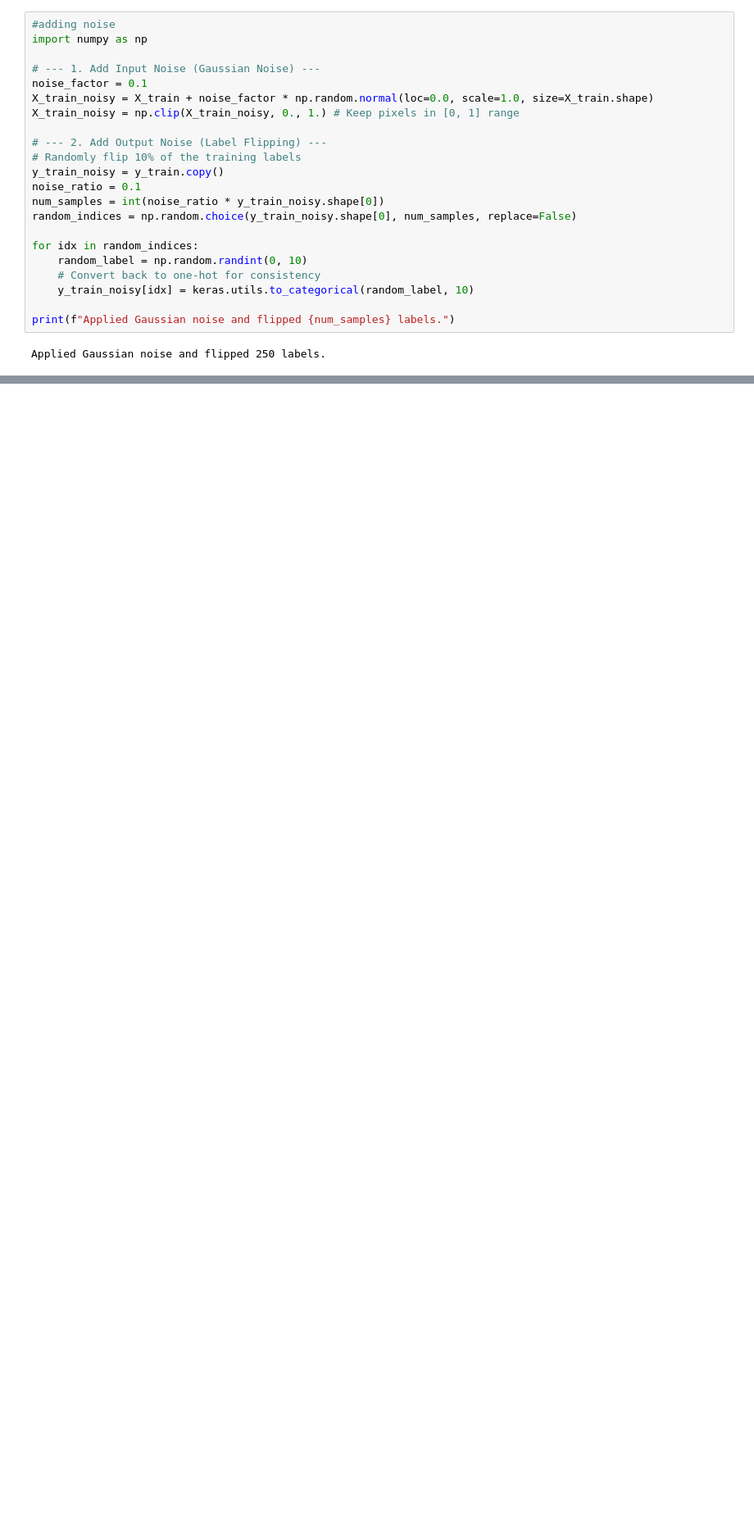
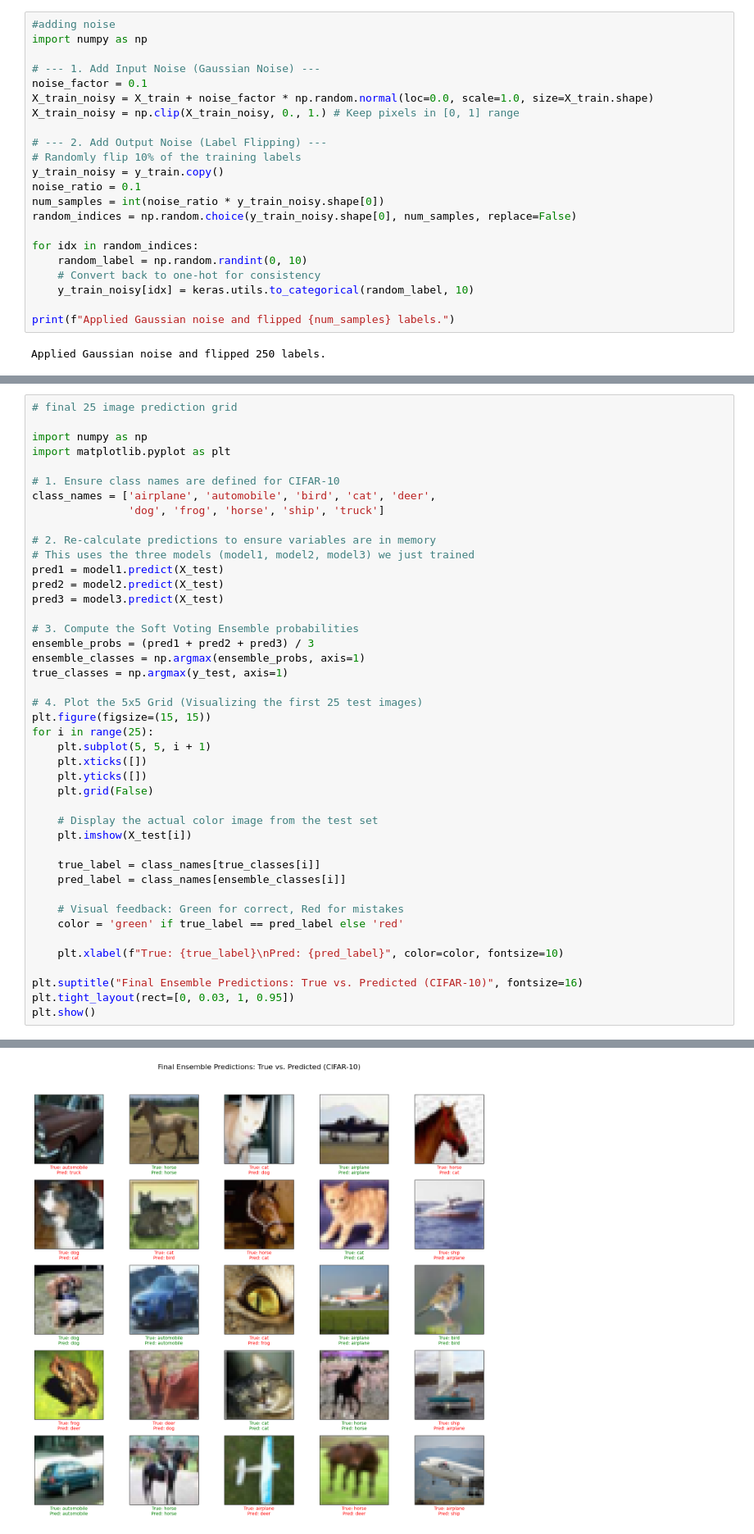
Before and after one commit to shrav-jally/DL_Lab_Sem6, a Jupyter notebook: DLLabCIFAR_10.ipynb, the cells around one changed output, grey strips where cells are left out. Shown at 82% size. Cells and saved outputs as stored; diff of their text form; blank space fills up the shorter version.

```diff
--- a/DLLabCIFAR_10.ipynb
+++ b/DLLabCIFAR_10.ipynb
@@ -848,0 +1076,44 @@ Epoch 20/20
+# %%
+# final 25 image prediction grid
+
+import numpy as np
+import matplotlib.pyplot as plt
+
+# 1. Ensure class names are defined for CIFAR-10
+class_names = ['airplane', 'automobile', 'bird', 'cat', 'deer',
+               'dog', 'frog', 'horse', 'ship', 'truck']
+
+# 2. Re-calculate predictions to ensure variables are in memory
+# This uses the three models (model1, model2, model3) we just trained
+pred1 = model1.predict(X_test)
+pred2 = model2.predict(X_test)
+pred3 = model3.predict(X_test)
+
+# 3. Compute the Soft Voting Ensemble probabilities
+ensemble_probs = (pred1 + pred2 + pred3) / 3
+ensemble_classes = np.argmax(ensemble_probs, axis=1)
+true_classes = np.argmax(y_test, axis=1)
+
+# 4. Plot the 5x5 Grid (Visualizing the first 25 test images)
+plt.figure(figsize=(15, 15))
+for i in range(25):
+    plt.subplot(5, 5, i + 1)
+    plt.xticks([])
+    plt.yticks([])
+    plt.grid(False)
+
+    # Display the actual color image from the test set
+    plt.imshow(X_test[i])
+
+    true_label = class_names[true_classes[i]]
+    pred_label = class_names[ensemble_classes[i]]
+
+    # Visual feedback: Green for correct, Red for mistakes
+    color = 'green' if true_label == pred_label else 'red'
+
+    plt.xlabel(f"True: {true_label}\nPred: {pred_label}", color=color, fontsize=10)
+
+plt.suptitle("Final Ensemble Predictions: True vs. Predicted (CIFAR-10)", fontsize=16)
+plt.tight_layout(rect=[0, 0.03, 1, 0.95])
+plt.show()
+# %% [output]
@@ -848,0 +1123 @@ Epoch 20/20
+[figure, added]
```
Also changed, not shown: parts of 36 cells of this notebook.
